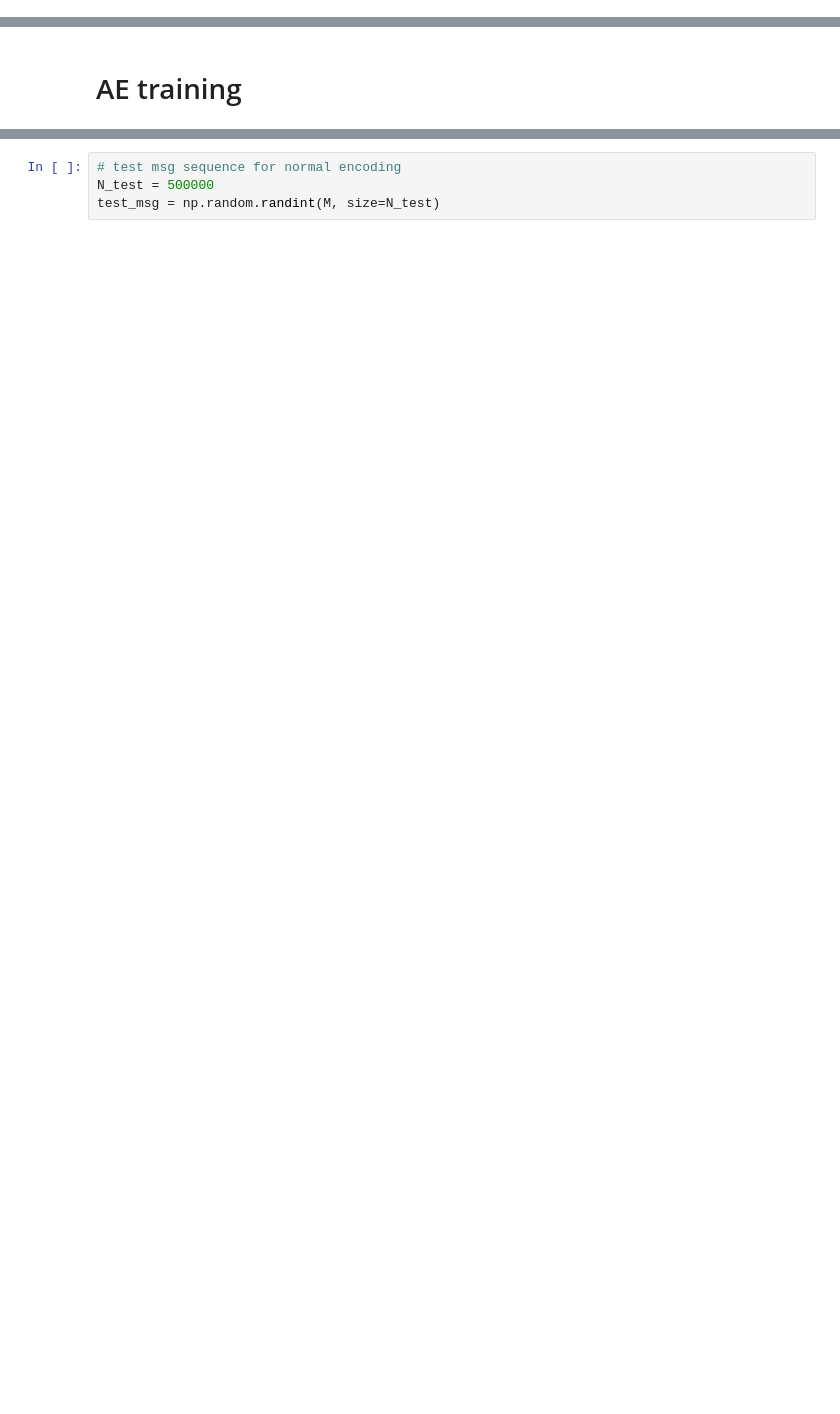
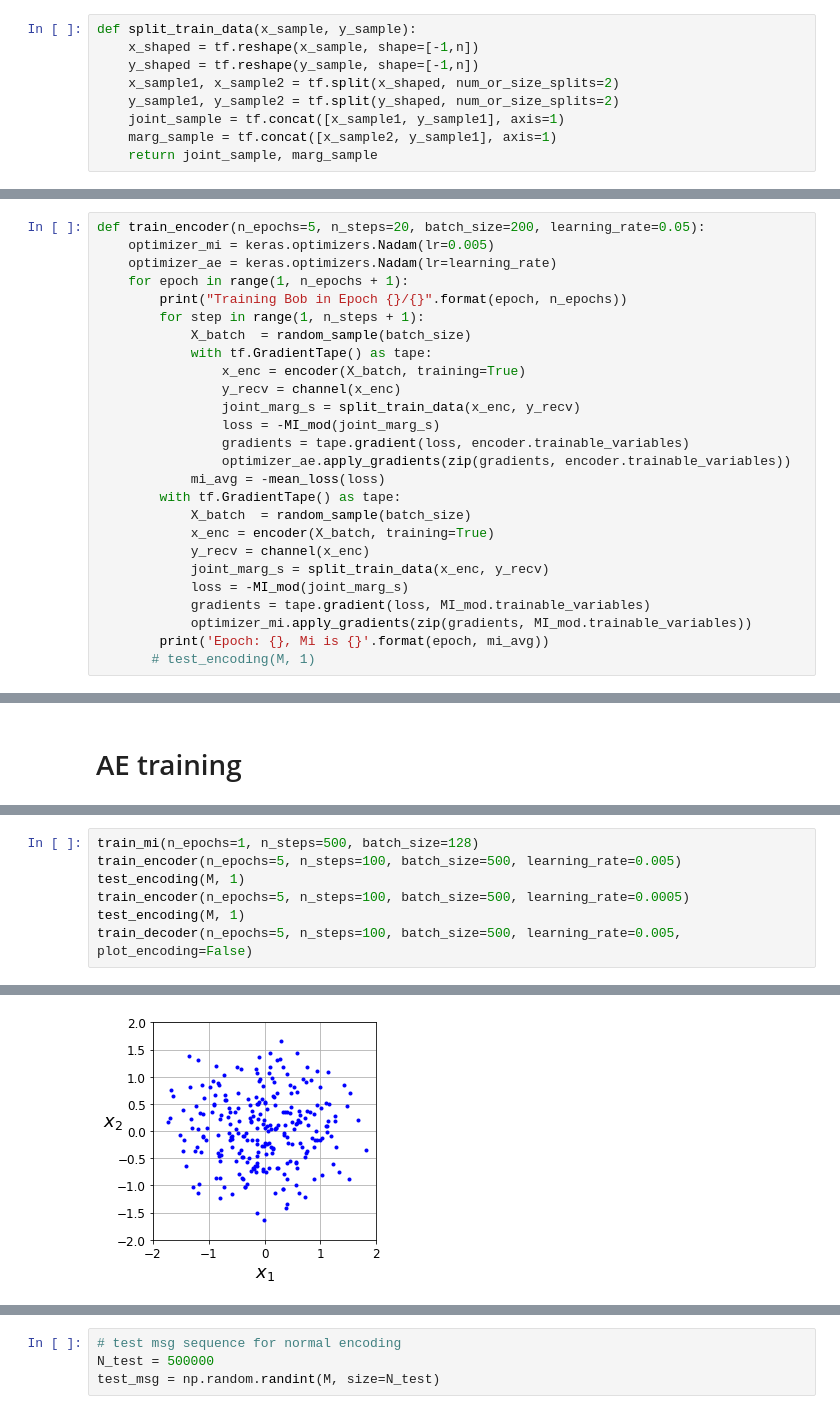
Before and after one commit to YBen1/Autoencoder_communication_system_WGAN_Channel-estimation, a Jupyter notebook: Compaire.ipynb, the cells around one changed output, grey strips where cells are left out. Cells and saved outputs as stored; diff of their text form; blank space fills up the shorter version.

Commit message:
next step changing the indexes

```diff
--- a/Compaire.ipynb
+++ b/Compaire.ipynb
@@ -217,0 +279,9 @@ def gan_optimizers(gen_learning_rate  ,disc_learning_rate):
+# %%
+def split_train_data(x_sample, y_sample):
+    x_shaped = tf.reshape(x_sample, shape=[-1,n])
+    y_shaped = tf.reshape(y_sample, shape=[-1,n])
+    x_sample1, x_sample2 = tf.split(x_shaped, num_or_size_splits=2)
+    y_sample1, y_sample2 = tf.split(y_shaped, num_or_size_splits=2)
+    joint_sample = tf.concat([x_sample1, y_sample1], axis=1)
+    marg_sample = tf.concat([x_sample2, y_sample1], axis=1)
+    return joint_sample, marg_sample
@@ -218,3 +321,29 @@ def gan_optimizers(gen_learning_rate  ,disc_learning_rate):
+# %%
+def train_encoder(n_epochs=5, n_steps=20, batch_size=200, learning_rate=0.05):
+    optimizer_mi = keras.optimizers.Nadam(lr=0.005)
+    optimizer_ae = keras.optimizers.Nadam(lr=learning_rate)
+    for epoch in range(1, n_epochs + 1):
+        print("Training Bob in Epoch {}/{}".format(epoch, n_epochs))
+        for step in range(1, n_steps + 1):
+            X_batch  = random_sample(batch_size)
+            with tf.GradientTape() as tape:
+                x_enc = encoder(X_batch, training=True)
+                y_recv = channel(x_enc)
+                joint_marg_s = split_train_data(x_enc, y_recv)
+                loss = -MI_mod(joint_marg_s)
+                gradients = tape.gradient(loss, encoder.trainable_variables)
+                optimizer_ae.apply_gradients(zip(gradients, encoder.trainable_variables))
+            mi_avg = -mean_loss(loss)
+        with tf.GradientTape() as tape:
+            X_batch  = random_sample(batch_size)
+            x_enc = encoder(X_batch, training=True)
+            y_recv = channel(x_enc)
+            joint_marg_s = split_train_data(x_enc, y_recv)
+            loss = -MI_mod(joint_marg_s)
+            gradients = tape.gradient(loss, MI_mod.trainable_variables)
+            optimizer_mi.apply_gradients(zip(gradients, MI_mod.trainable_variables))
+        print('Epoch: {}, Mi is {}'.format(epoch, mi_avg))
+       # test_encoding(M, 1)
 # %%
 %%time
 def train_gan(epochs,n_steps, batch_size, SNR_level):
@@ -325,3 +472,11 @@ Total params: 200,944
 Trainable params: 199,428
 Non-trainable params: 1,516
 _________________________________________________________________
+# %%
+train_mi(n_epochs=1, n_steps=500, batch_size=128)
+train_encoder(n_epochs=5, n_steps=100, batch_size=500, learning_rate=0.005)
+test_encoding(M, 1)
+train_encoder(n_epochs=5, n_steps=100, batch_size=500, learning_rate=0.0005)
+test_encoding(M, 1)
+train_decoder(n_epochs=5, n_steps=100, batch_size=500, learning_rate=0.005, plot_encoding=False)
+# %% [output]
@@ -327,0 +495 @@ _________________________________________________________________
+[figure, added]
```
Also changed, not shown: parts of 23 cells of this notebook.
